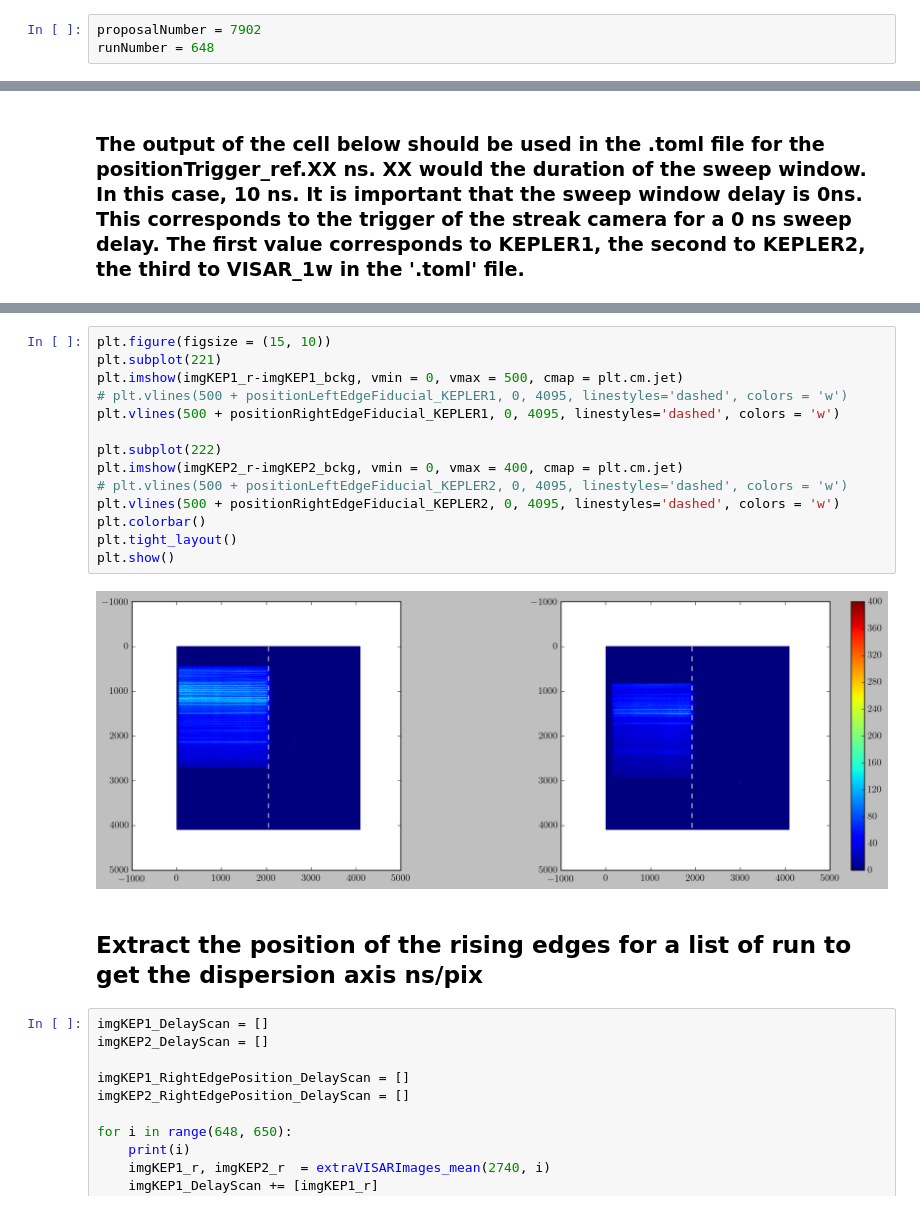
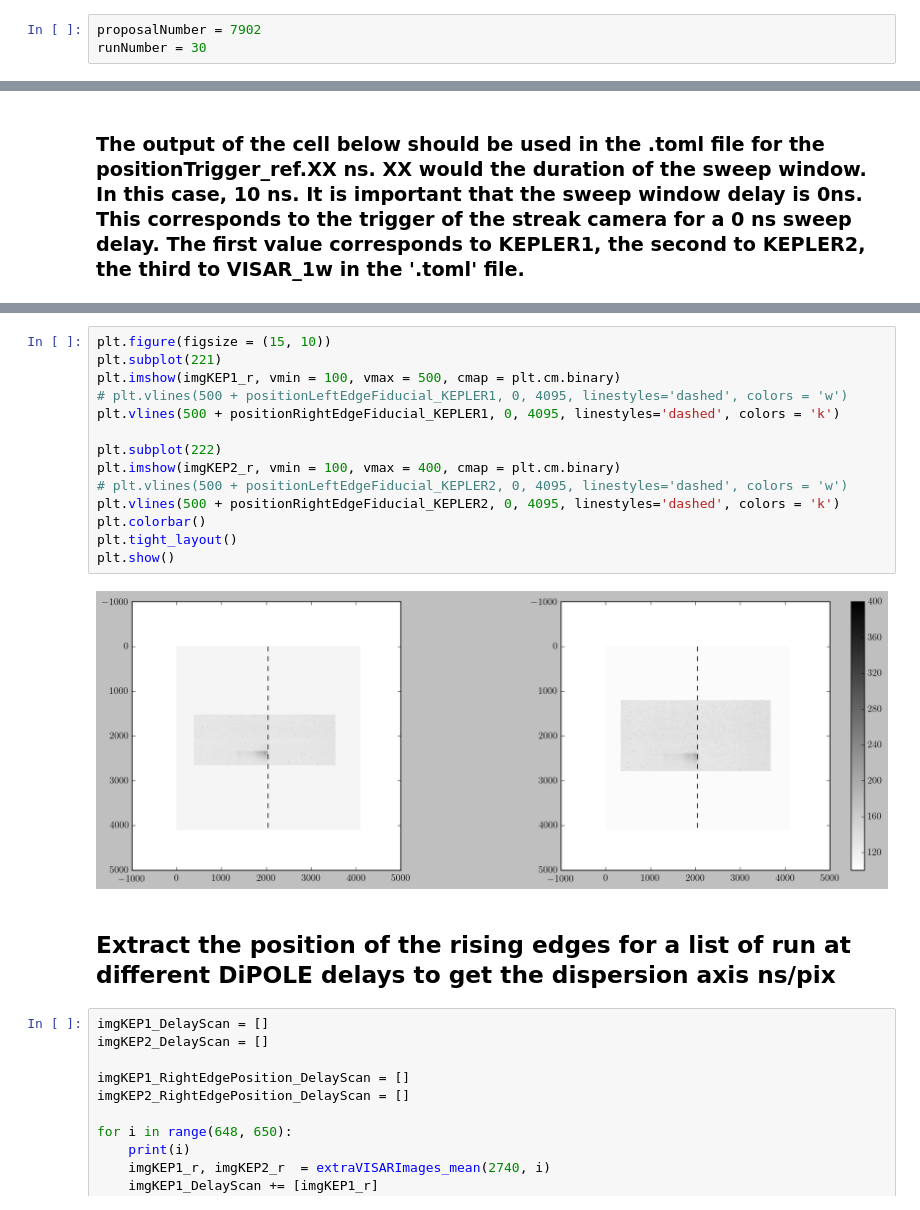
Before and after one commit to adescamps59/EuXFEL-HED-VISAR, a Jupyter notebook: Calibration/10nsWindow_TimingCalibration.ipynb, the cells around one changed output, grey strips where cells are left out. Drawn from its saved outputs; the diff is of its cells as text.

```diff
--- a/Calibration/10nsWindow_TimingCalibration.ipynb
+++ b/Calibration/10nsWindow_TimingCalibration.ipynb
@@ -146,7 +146,7 @@ def extraVISARImages_mean(exp_id, run_id):
     return imgKEP1_r_dewarp, imgKEP2_r_dewarp
 # %%
 proposalNumber = 7902
-runNumber = 648
+runNumber = 30
 # %%
 imgKEP1_r, imgKEP2_r  = extraVISARImages_mean(proposalNumber, runNumber)
 # %%
@@ -224,21 +228,21 @@ plt.show()
 # %%
 plt.figure(figsize = (15, 10))
 plt.subplot(221)
-plt.imshow(imgKEP1_r-imgKEP1_bckg, vmin = 0, vmax = 500, cmap = plt.cm.jet)
+plt.imshow(imgKEP1_r, vmin = 100, vmax = 500, cmap = plt.cm.binary)
 # plt.vlines(500 + positionLeftEdgeFiducial_KEPLER1, 0, 4095, linestyles='dashed', colors = 'w')
-plt.vlines(500 + positionRightEdgeFiducial_KEPLER1, 0, 4095, linestyles='dashed', colors = 'w')
+plt.vlines(500 + positionRightEdgeFiducial_KEPLER1, 0, 4095, linestyles='dashed', colors = 'k')
 
 plt.subplot(222)
-plt.imshow(imgKEP2_r-imgKEP2_bckg, vmin = 0, vmax = 400, cmap = plt.cm.jet)
+plt.imshow(imgKEP2_r, vmin = 100, vmax = 400, cmap = plt.cm.binary)
 # plt.vlines(500 + positionLeftEdgeFiducial_KEPLER2, 0, 4095, linestyles='dashed', colors = 'w')
-plt.vlines(500 + positionRightEdgeFiducial_KEPLER2, 0, 4095, linestyles='dashed', colors = 'w')
+plt.vlines(500 + positionRightEdgeFiducial_KEPLER2, 0, 4095, linestyles='dashed', colors = 'k')
 plt.colorbar()
 plt.tight_layout()
 plt.show()
 # %% [output]
-[figure, old version]
+[figure, new version]
 # %% [markdown]
-## Extract the position of the rising edges for a list of run to get the dispersion axis ns/pix
+## Extract the position of the rising edges for a list of run at different DiPOLE delays to get the dispersion axis ns/pix
 # %%
 imgKEP1_DelayScan = []
 imgKEP2_DelayScan = []
```
Also changed, not shown: parts of 10 cells of this notebook, 4 other files.
